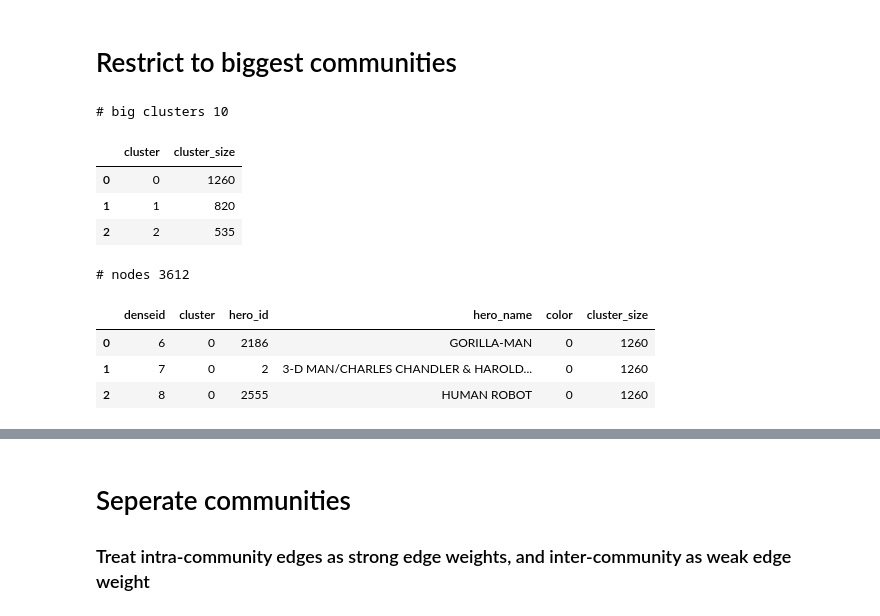
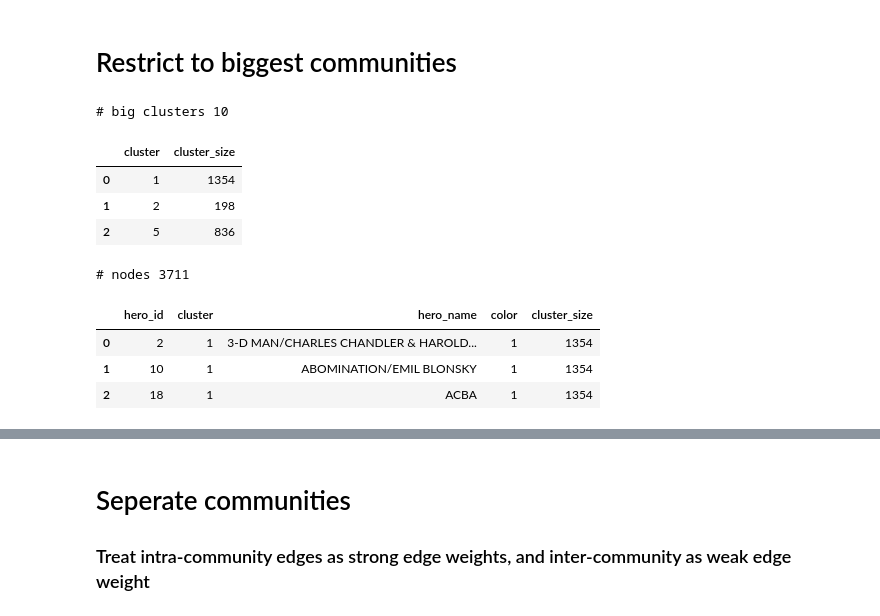
Before and after one commit to graphistry/pygraphistry, a Jupyter notebook: demos/more_examples/simple/MarvelTutorial.ipynb, the cells around one changed output, grey strips where cells are left out. Saved outputs shown, nothing was run; the diff lists cells and outputs as text; code cells hidden in the pictures.

```diff
--- a/demos/more_examples/simple/MarvelTutorial.ipynb
+++ b/demos/more_examples/simple/MarvelTutorial.ipynb
@@ -97,4 +104,8 @@ g.plot(unique_coappearences)
 # %%
 # Here we are using two dataframes, one for edges and one for nodes
-g2 = g.bind(node='hero_id', point_title='hero_name')
+g2 = (
+    g.nodes(heroes, 'hero_id')
+    .bind(point_title='hero_name')
+    .bind(edge_title='counts')
+)
 # %%
@@ -145,0 +119,8 @@ g3 = g2.bind(point_color='color', edge_weight='counts')
+# %%
+#Warning: slow
+ig = g2.to_igraph(directed=False)
+ig.vs['cluster'] = ig.community_infomap().membership
+
+# load just the desired attributes: reuse original edges, and enrich with just cluster
+g3a = g2.from_igraph(ig, load_edges=False, node_attributes=['hero_id', 'cluster'])
+g3a._nodes.sample(3)
@@ -145,0 +132,7 @@ g3 = g2.bind(point_color='color', edge_weight='counts')
+# %%
+g3b = g3a.nodes(
+    g3a._nodes.assign(color=g3a._nodes['cluster'].apply(lambda x: x % 9).astype('int32'))
+)
+g3 = g3b.encode_point_color('color').bind(edge_weight='counts')
+
+g3._nodes.sample(3)
@@ -150,29 +148,30 @@ g3.plot(unique_coappearences,  nodes_colored)
 # %% [markdown]
 # Restrict to biggest communities
 # %%
-big_clusters = nodes_colored\
-    .pivot_table(index=['cluster'], aggfunc=lambda x: len(x.unique()))\
-    .rename(columns={'hero_id': 'cluster_size'})\
-    .query('cluster_size > 100')\
+big_clusters = (g3._nodes
+    .pivot_table(index=['cluster'], aggfunc=lambda x: len(x.unique()))
+    .rename(columns={'hero_id': 'cluster_size'})
+    .query('cluster_size > 100')
     .reset_index()[['cluster', 'cluster_size']]
+)
 print('# big clusters', len(big_clusters))
 big_clusters[:3]
 # %% [output]
 # big clusters 10
 |  | cluster | cluster_size |
-| 0 | 0 | 1260 |
-| 1 | 1 | 820 |
-| 2 | 2 | 535 |
+| 0 | 1 | 1354 |
+| 1 | 2 | 198 |
+| 2 | 5 | 836 |
 # %%
-good_nodes = nodes_colored.merge(big_clusters, on='cluster')
+good_nodes = g3._nodes.merge(big_clusters, on='cluster')
 print('# nodes', len(good_nodes))
 good_nodes[:3]
 # %% [output]
-# nodes 3612
+# nodes 3711
-|  | denseid | cluster | hero_id | hero_name | color | cluster_size |
-| 0 | 6 | 0 | 2186 | GORILLA-MAN | 0 | 1260 |
-| 1 | 7 | 0 | 2 | 3-D MAN/CHARLES CHANDLER & HAROLD... | 0 | 1260 |
-| 2 | 8 | 0 | 2555 | HUMAN ROBOT | 0 | 1260 |
+|  | hero_id | cluster | hero_name | color | cluster_size |
+| 0 | 2 | 1 | 3-D MAN/CHARLES CHANDLER & HAROLD... | 1 | 1354 |
+| 1 | 10 | 1 | ABOMINATION/EMIL BLONSKY | 1 | 1354 |
+| 2 | 18 | 1 | ACBA | 1 | 1354 |
 # %%
 good_edges = unique_coappearences\
     .merge(good_nodes, left_on='hero_x', right_on='hero_id')\
```
Also changed, not shown: parts of 31 cells of this notebook, 14 other files.
